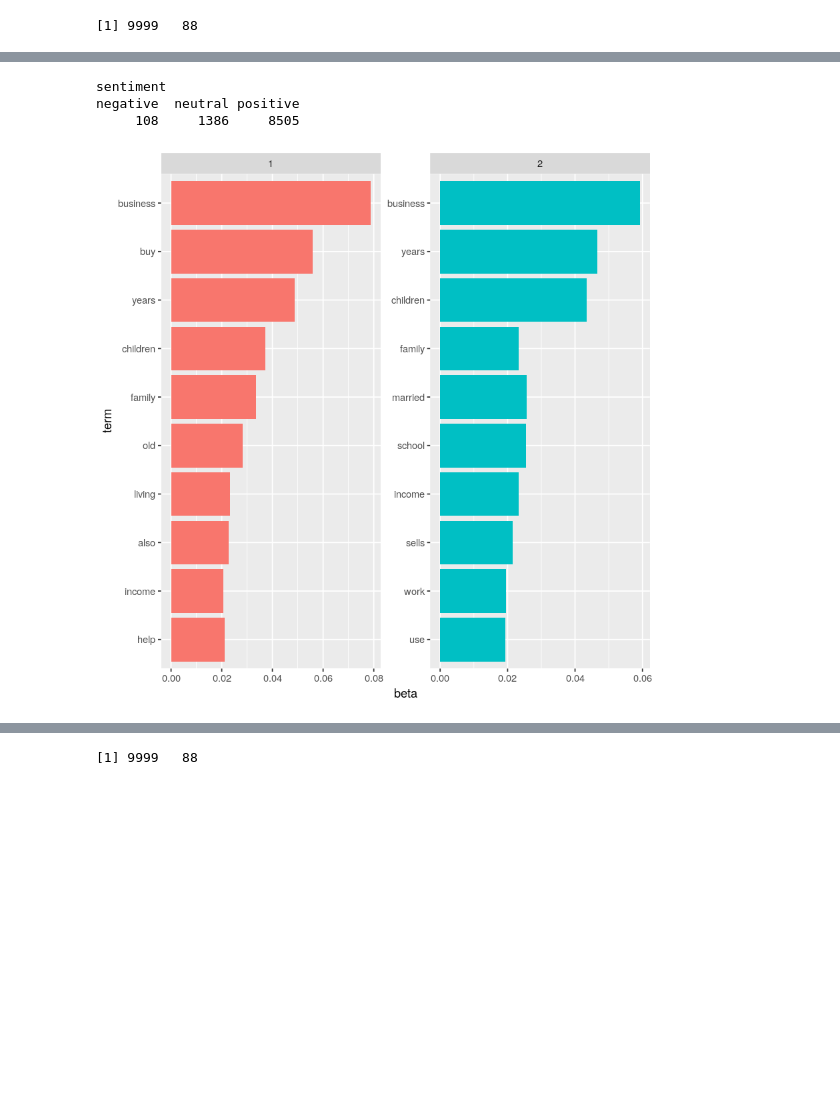
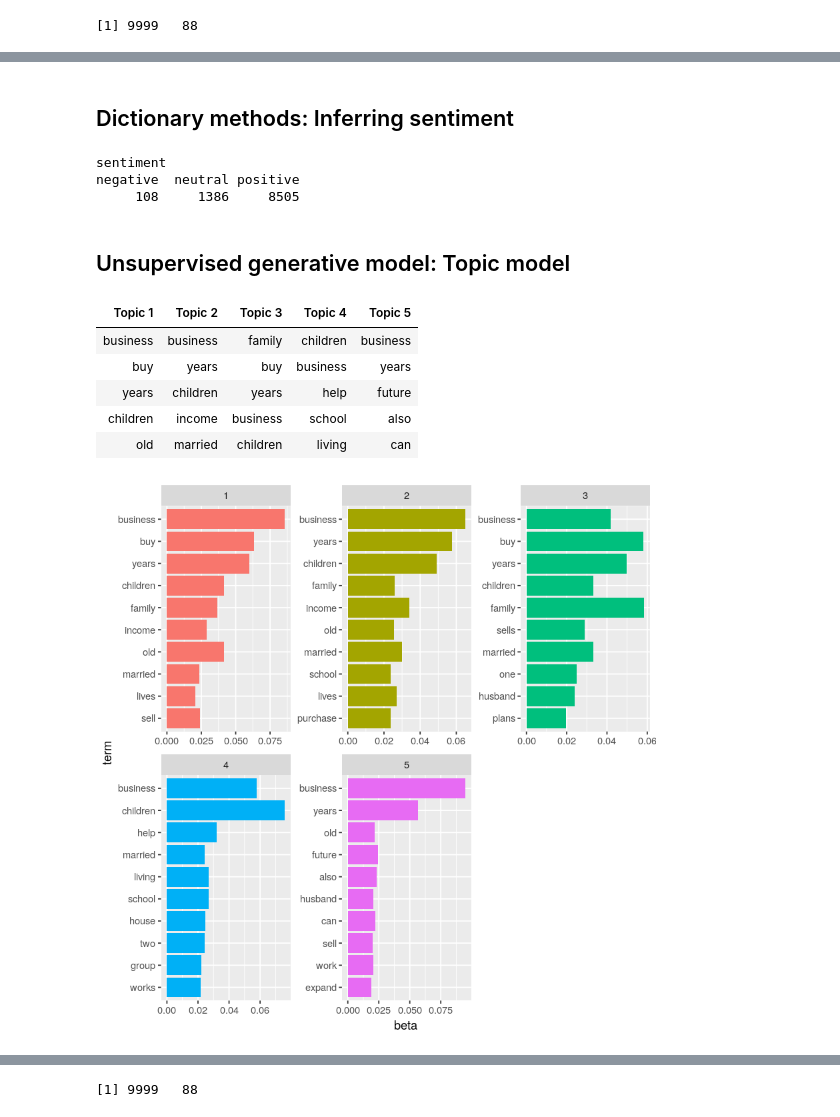
Before and after one commit to AStrittmatter/CDA, a Jupyter notebook: Text-analysis/Scripts/text-analysis.ipynb, the cells around one changed output, grey strips where cells are left out. Cells and saved outputs as stored; diff of their text form; code cells hidden in the pictures; blank space fills up the shorter version.

```diff
--- a/Text-analysis/Scripts/text-analysis.ipynb
+++ b/Text-analysis/Scripts/text-analysis.ipynb
@@ -250,3 +297,5 @@ wordcloud(words = counts$word, freq = counts$freq,
+# %% [markdown]
+## Dictionary methods: Inferring sentiment
 # %%
 ## Dictionary method: Sentiment analysis using dictionaries
 sentiment <- analyzeSentiment(dtms, language = "english")
@@ -258,33 +310,40 @@ table(sentiment)
 sentiment
 negative  neutral positive
      108     1386     8505
+# %% [markdown]
+## Unsupervised generative model: Topic model
 # %%
 ## Unsupervised method: Topic model
-lda <- LDA(dtms, k = 2, control = list(seed = 100))
-## lda <- LDA(dtms, k = 10, control = list(seed = 100))
-## lda <- LDA(dtmw, k = 2, control = list(seed = 100))
-## lda <- LDA(dtmw, k = 10, control = list(seed = 100))
+lda <- LDA(dtms, k = 5, control = list(seed = 100))
+## lda <- LDA(dtmw, k = 5, control = list(seed = 100))
 
 ## Most likely topic for each document, could merge this to original data
 ## topic <- topics(lda, 1)
+
 ## Five most frequent terms for each topic
-## terms(lda, 5)
+terms(lda, 5)
 
 ## Plot most frequent terms and associated probabilities by topic
 tpm <- tidy(lda, matrix = "beta")
 
 topterms <-
     tpm %>%
     group_by(topic) %>%
     top_n(10, beta) %>%
     ungroup() %>%
     arrange(topic, -beta)
 
 topterms %>%
     mutate(term = reorder(term, beta)) %>%
     ggplot(aes(term, beta, fill = factor(topic))) +
     geom_col(show.legend = FALSE) +
     facet_wrap(~ topic, scales = "free") +
     coord_flip()
 # %% [output]
+| Topic 1 | Topic 2 | Topic 3 | Topic 4 | Topic 5 |
+| business | business | family | children | business |
+| buy | years | buy | business | years |
+| years | children | years | help | future |
+| children | income | business | school | also |
+| old | married | children | living | can |
-[figure, old version]
+[figure, new version]
```
Also changed, not shown: parts of 35 cells of this notebook, 2 other files.
